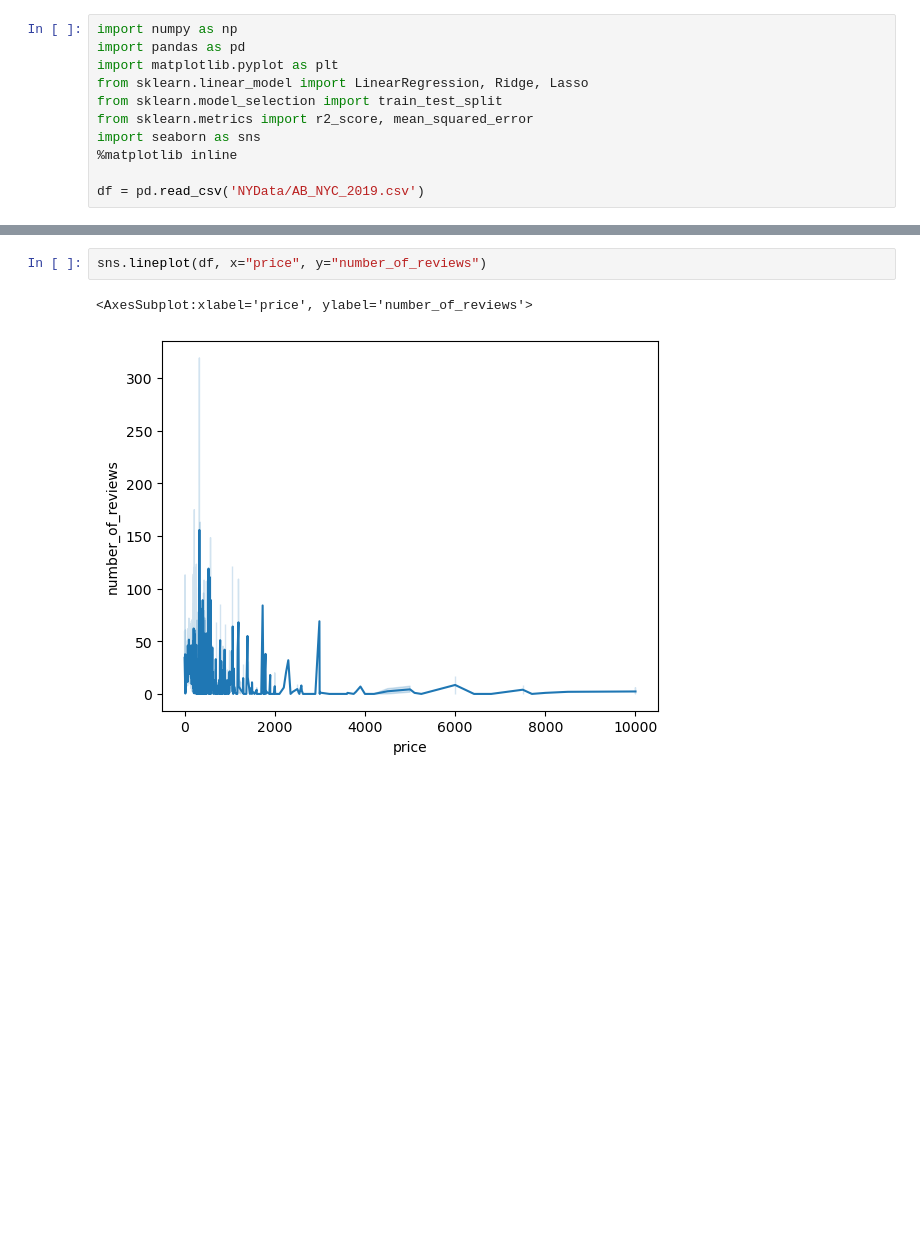
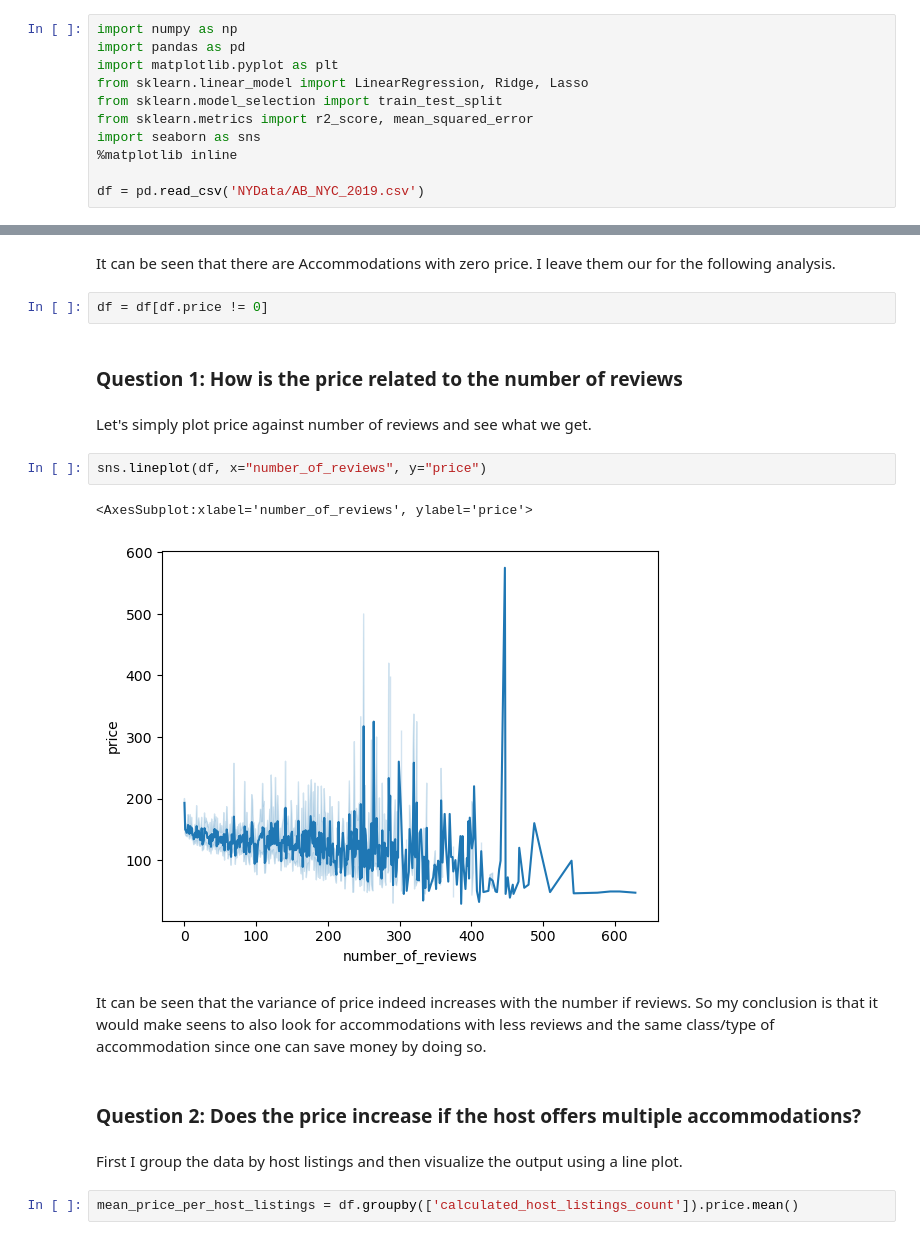
Before and after one commit to ConstantinKurz/BostonAirBnBBlogPost, a Jupyter notebook: NYBlogPost.ipynb, the cells around one changed output, grey strips where cells are left out. Saved outputs shown, nothing was run; the diff lists cells and outputs as text; blank space fills up the shorter version.

```diff
--- a/NYBlogPost.ipynb
+++ b/NYBlogPost.ipynb
@@ -35,5 +93,21 @@ df.describe()
+# %% [markdown]
+It can be seen that there are Accommodations with zero price. I leave them our for the following analysis.
+# %%
+df = df[df.price != 0]
+# %% [markdown]
+### Question 1: How is the price related to the number of reviews
+# %% [markdown]
+Let's simply plot price against number of reviews and see what we get.
 # %%
-sns.lineplot(df, x="price", y="number_of_reviews")
+sns.lineplot(df, x="number_of_reviews", y="price")
 # %% [output]
-<AxesSubplot:xlabel='price', ylabel='number_of_reviews'>
+<AxesSubplot:xlabel='number_of_reviews', ylabel='price'>
-[figure, old version]
+[figure, new version]
+# %% [markdown]
+It can be seen that the variance of price indeed increases with the number if reviews. So my conclusion is that it would make seens to also look for accommodations with less reviews and the same class/type of accommodation since one can save money by doing so.
+# %% [markdown]
+### Question 2: Does the price increase if the host offers multiple accommodations?
+# %% [markdown]
+First I group the data by host listings and then visualize the output using a line plot.
+# %%
+mean_price_per_host_listings = df.groupby(['calculated_host_listings_count']).price.mean()
```
Also changed, not shown: parts of 30 cells of this notebook, 6 other files.
